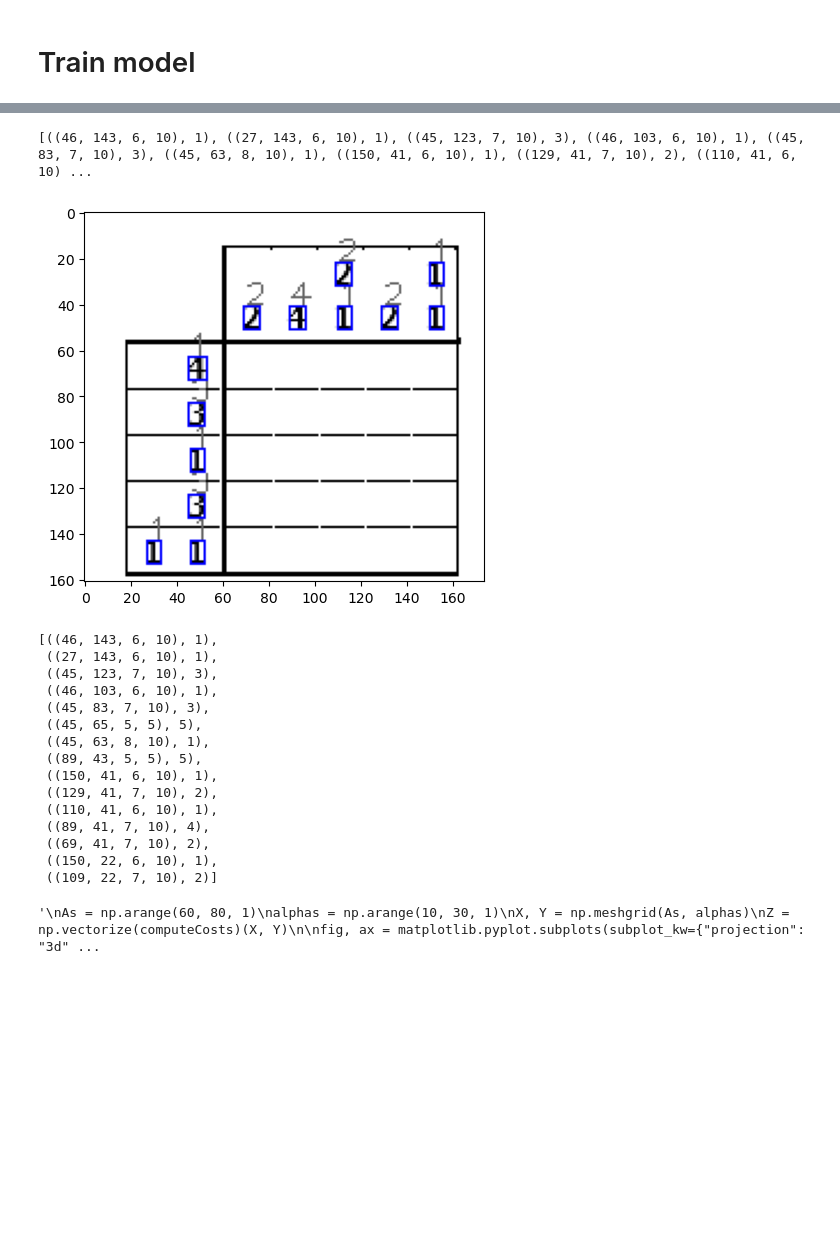
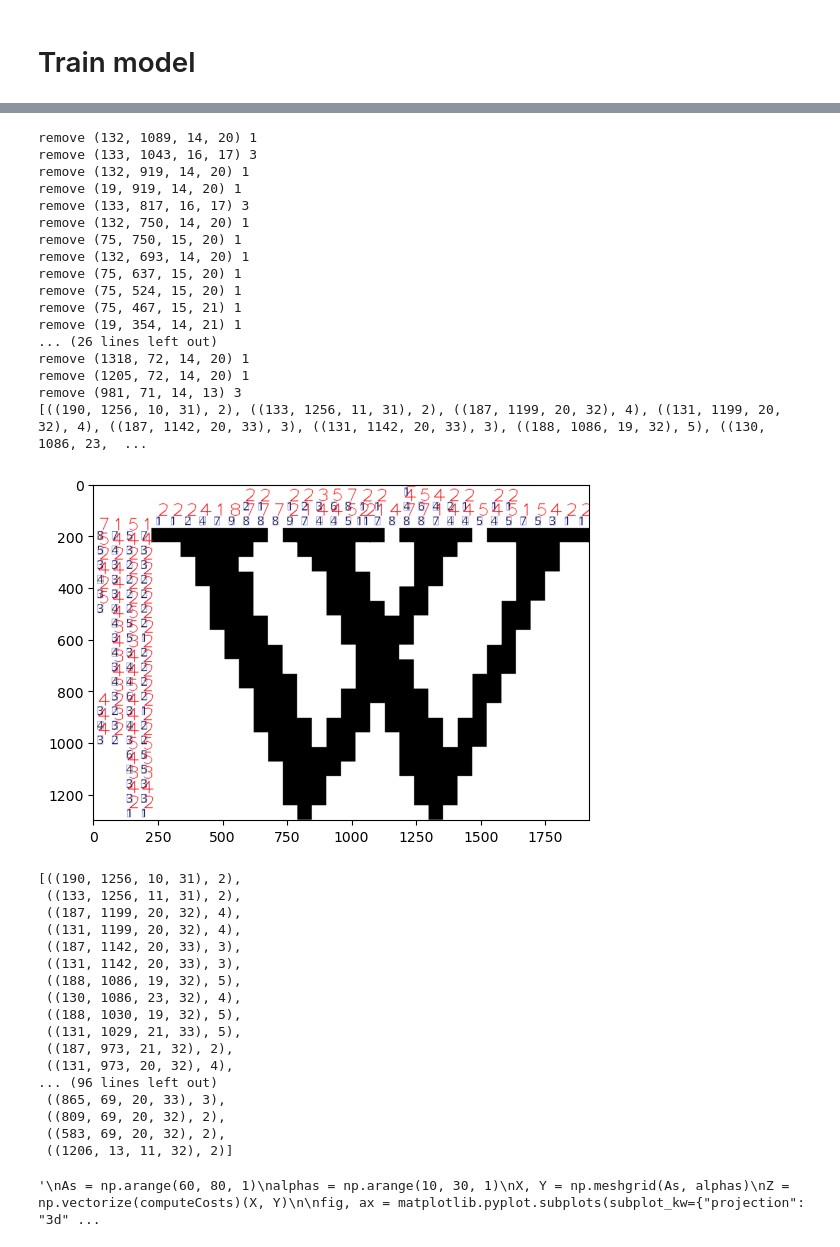
Before and after one commit to igloo81/nonogram, a Jupyter notebook: NonoGram start.ipynb, the cells around one changed output, grey strips where cells are left out. Cells and saved outputs as stored; diff of their text form; code cells hidden in the pictures; blank space fills up the shorter version.

```diff
--- a/NonoGram start.ipynb
+++ b/NonoGram start.ipynb
@@ -14,18 +14,19 @@ dataDir = "E:/Work/NonoGram/"
 # %% [markdown]
 # Read image
 # %%
-image = cv2.imread('E:/Work/NonoGram/Data/sample.png')
+#image = cv2.imread('E:/Work/NonoGram/Data/sample.png')
 #image = cv2.imread('E:/Work/NonoGram/Data/puzzle.jpg')
+image = cv2.imread('E:/Work/NonoGram/Data/wikipedia.png')
 # %%
 imageCopy = image.copy()
 imageCopy = cv2.cvtColor(imageCopy, cv2.COLOR_BGR2GRAY)
-(_, imageCopy) = cv2.threshold(image, 10, 255, cv2.THRESH_BINARY)
-imageCopy = cv2.cvtColor(imageCopy, cv2.COLOR_BGR2GRAY)
-
+imageCopy = cv2.GaussianBlur(imageCopy, (1, 1), 0)
+(_, imageCopy) = cv2.threshold(imageCopy, 10, 255, cv2.THRESH_BINARY)
+#imageCopy = cv2.cvtColor(imageCopy, cv2.COLOR_BGR2GRAY)
 #blurred = cv2.GaussianBlur(gray, (5, 5), 0)
-#edges = cv2.Canny(blurred, 50, 150)
 #imageCopy = cv2.Canny(imageCopy, 50, 150)
-contours, _ = cv2.findContours(255-imageCopy.copy(), cv2.RETR_EXTERNAL, cv2.CHAIN_APPROX_SIMPLE)
+#imageCopy = 255-imageCopy
+#imageCopy = cv2.Canny(imageCopy, 50, 150)
 pyplot.imshow(imageCopy, cmap="gray")
 # %% [output]
 <matplotlib.image.AxesImage at 0x...>
@@ -194,10 +195,10 @@ def recognize_digits(image):
         #if (cv2.contourArea(contour) > 11450):
         #    cv2.drawContours(imageCopy, [contour], -1, (200, 200, 200), 3)
 
-        if (predictedProbability > .8 and aspectRatio > .15 and aspectRatio < 1.5 and area < 200):  # magic numbers!
+        if (predictedProbability > .8 and aspectRatio > .15 and aspectRatio < 1.5):# and area < 200):  # magic numbers!
             font = cv2.FONT_HERSHEY_PLAIN
             #cv2.putText(imageCopy, str(predictedIndex), (boundingBox[2], boundingBox[3]), font, .5, (100, 100, 100))
-            cv2.putText(imageOutput, str(predictedIndex), (x, y), font, 1, (100, 100, 100))
+            cv2.putText(imageOutput, str(predictedIndex), (x, y), font, 4, (255, 0, 0))
             foundDigits.append(((x, y, width, height), predictedIndex))
 
             if (predictedIndex == 5):
@@ -246,52 +231,70 @@ def removeOverlappingDigits(foundDigits):
                 max(boundingRect[0], otherBoundingRect[0]),
                 max(boundingRect[1], otherBoundingRect[1]),
                 min(boundingRect[0] + boundingRect[2], otherBoundingRect[0] + otherBoundingRect[2]),
                 min(boundingRect[1] + boundingRect[3], otherBoundingRect[1] + otherBoundingRect[3])
             )
             w = overlapRect[2] - overlapRect[0]
             h = overlapRect[3] - overlapRect[1]
             if (w > 0 and h > 0 and boundingRect != otherBoundingRect):
                 overlap = w*h
                 area = boundingRect[2]*boundingRect[3]
                 if (overlap/area > .9):      # magic number!    # todo make sure we don't overlap slightly overlapping contours? (prob not possible)
                     hasOverlap = True
 
         if (not hasOverlap):
             result.append((boundingRect, digit))
         else:
             print(f"remove {boundingRect} {digit}")
 
     return result
 
 foundDigits = removeOverlappingDigits(foundDigits)
 
 imageOutput = imageCopy.copy()
 imageOutput = cv2.cvtColor(imageOutput, cv2.COLOR_GRAY2BGR)
 for (boundingRect, digit) in foundDigits:
-    cv2.putText(imageOutput, str(digit), (boundingRect[0], boundingRect[1]),  cv2.FONT_HERSHEY_PLAIN, 1, (100, 100, 100))
+    cv2.putText(imageOutput, str(digit), (boundingRect[0], boundingRect[1]),  cv2.FONT_HERSHEY_PLAIN, 5, (255, 0, 0), 2)
     (x, y, w, h) = boundingRect
     cv2.rectangle(imageOutput, (x, y), (x+w,y+h), (0,0,255))
 pyplot.imshow(imageOutput)
 print(foundDigits)
 # %% [output]
-[((46, 143, 6, 10), 1), ((27, 143, 6, 10), 1), ((45, 123, 7, 10), 3), ((46, 103, 6, 10), 1), ((45, 83, 7, 10), 3), ((45, 63, 8, 10), 1), ((150, 41, 6, 10), 1), ((129, 41, 7, 10), 2), ((110, 41, 6, 10) ...
+remove (132, 1089, 14, 20) 1
+remove (133, 1043, 16, 17) 3
+remove (132, 919, 14, 20) 1
+remove (19, 919, 14, 20) 1
+remove (133, 817, 16, 17) 3
+remove (132, 750, 14, 20) 1
+remove (75, 750, 15, 20) 1
+remove (132, 693, 14, 20) 1
+remove (75, 637, 15, 20) 1
+remove (75, 524, 15, 20) 1
+remove (75, 467, 15, 21) 1
+remove (19, 354, 14, 21) 1
+... (26 lines left out)
+remove (1318, 72, 14, 20) 1
+remove (1205, 72, 14, 20) 1
+remove (981, 71, 14, 13) 3
+[((190, 1256, 10, 31), 2), ((133, 1256, 11, 31), 2), ((187, 1199, 20, 32), 4), ((131, 1199, 20, 32), 4), ((187, 1142, 20, 33), 3), ((131, 1142, 20, 33), 3), ((188, 1086, 19, 32), 5), ((130, 1086, 23,  ...
-[figure, old version]
+[figure, new version]
 # %%
 foundDigits
 # %% [output]
-[((46, 143, 6, 10), 1),
- ((27, 143, 6, 10), 1),
- ((45, 123, 7, 10), 3),
- ((46, 103, 6, 10), 1),
- ((45, 83, 7, 10), 3),
- ((45, 65, 5, 5), 5),
- ((45, 63, 8, 10), 1),
- ((89, 43, 5, 5), 5),
- ((150, 41, 6, 10), 1),
- ((129, 41, 7, 10), 2),
- ((110, 41, 6, 10), 1),
- ((89, 41, 7, 10), 4),
- ((69, 41, 7, 10), 2),
- ((150, 22, 6, 10), 1),
- ((109, 22, 7, 10), 2)]
+[((190, 1256, 10, 31), 2),
+ ((133, 1256, 11, 31), 2),
+ ((187, 1199, 20, 32), 4),
+ ((131, 1199, 20, 32), 4),
+ ((187, 1142, 20, 33), 3),
+ ((131, 1142, 20, 33), 3),
+ ((188, 1086, 19, 32), 5),
+ ((130, 1086, 23, 32), 4),
+ ((188, 1030, 19, 32), 5),
+ ((131, 1029, 21, 33), 5),
+ ((187, 973, 21, 32), 2),
+ ((131, 973, 20, 32), 4),
+... (96 lines left out)
+ ((865, 69, 20, 33), 3),
+ ((809, 69, 20, 32), 2),
+ ((583, 69, 20, 32), 2),
+ ((1206, 13, 11, 32), 2)]
 # %%
```
Also changed, not shown: parts of 7 cells of this notebook, 3 other files.
